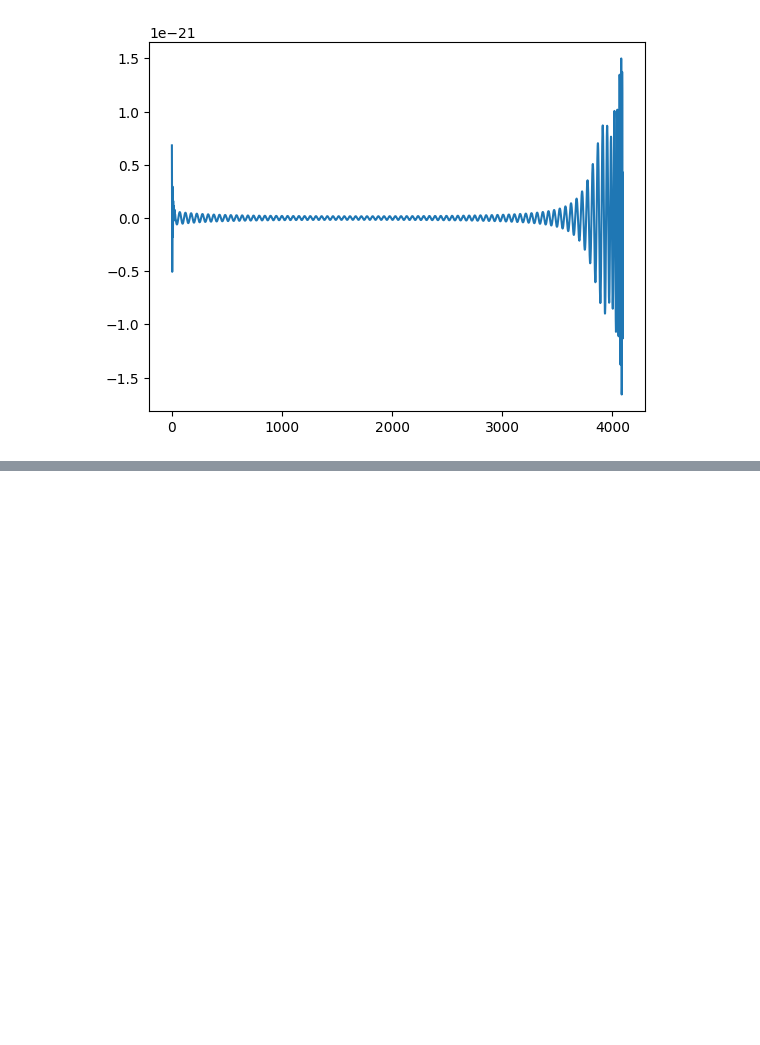
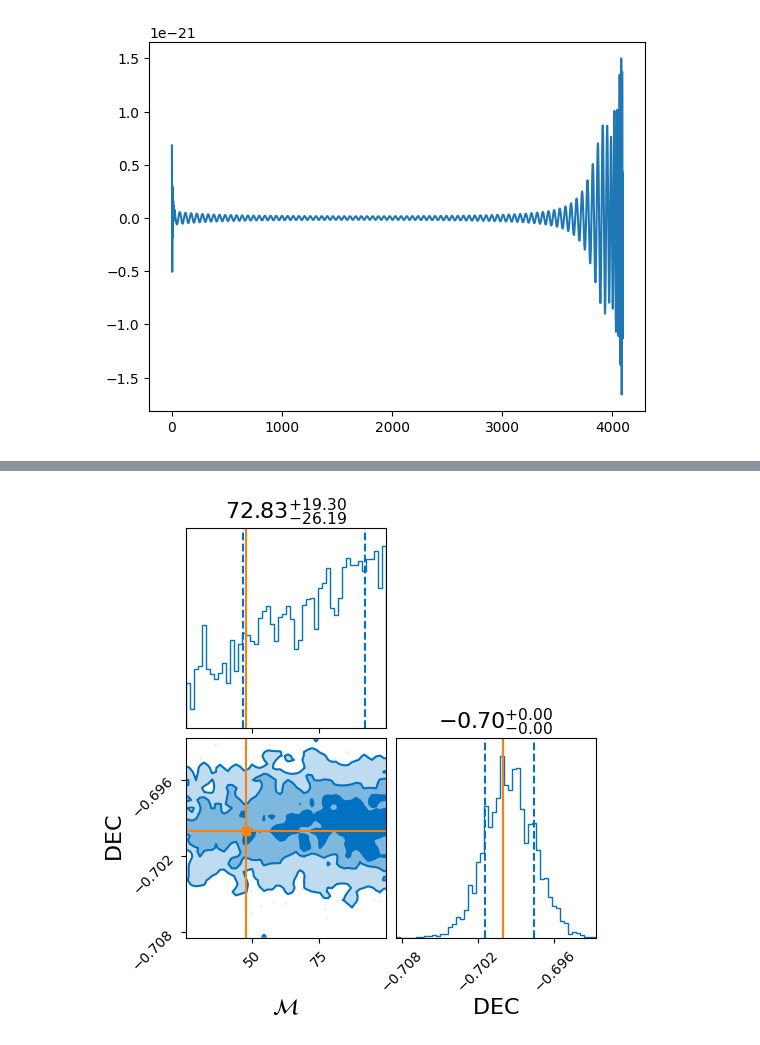
Before and after one commit to Naga203/nikhef, a Jupyter notebook: tutorial_notebooks/2_inference_likelihood-based.ipynb, the cells around one changed output, grey strips where cells are left out. Saved outputs shown, nothing was run; the diff lists cells and outputs as text; code cells hidden in the pictures; blank space fills up the shorter version.

```diff
--- a/tutorial_notebooks/2_inference_likelihood-based.ipynb
+++ b/tutorial_notebooks/2_inference_likelihood-based.ipynb
@@ -65,0 +103,3 @@ plt.plot(waveform_generator.time_domain_strain(injection_parameters)['plus'])
+# %%
+priors = bilby.gw.prior.BBHPriorDict(aligned_spin=True)
+priors
@@ -65,0 +121,22 @@ plt.plot(waveform_generator.time_domain_strain(injection_parameters)['plus'])
+# %%
+keys_of_interest = ['chirp_mass', 'dec']
+for key in priors.keys():
+    if key not in keys_of_interest:
+        priors[key] = injection_parameters[key]
+
+priors['geocent_time'] = injection_parameters['geocent_time']
+# %%
+likelihood = bilby.gw.GravitationalWaveTransient(
+    interferometers=ifos,
+    waveform_generator=waveform_generator,
+    priors=priors,
+)
+# %%
+result = bilby.core.sampler.run_sampler(
+    likelihood=likelihood,
+    priors=priors,
+    sampler='dynesty',
+    outdir='./outdir',
+    label='legends',
+    nlive=500,
+)
@@ -65,0 +173,5 @@ plt.plot(waveform_generator.time_domain_strain(injection_parameters)['plus'])
+# %%
+truths = {key:injection_parameters[key] for key in keys_of_interest}
+result.plot_corner(truths=truths)
+# %% [output]
+[figure, added]
```
Also changed, not shown: parts of 9 cells of this notebook, 7 other files.
